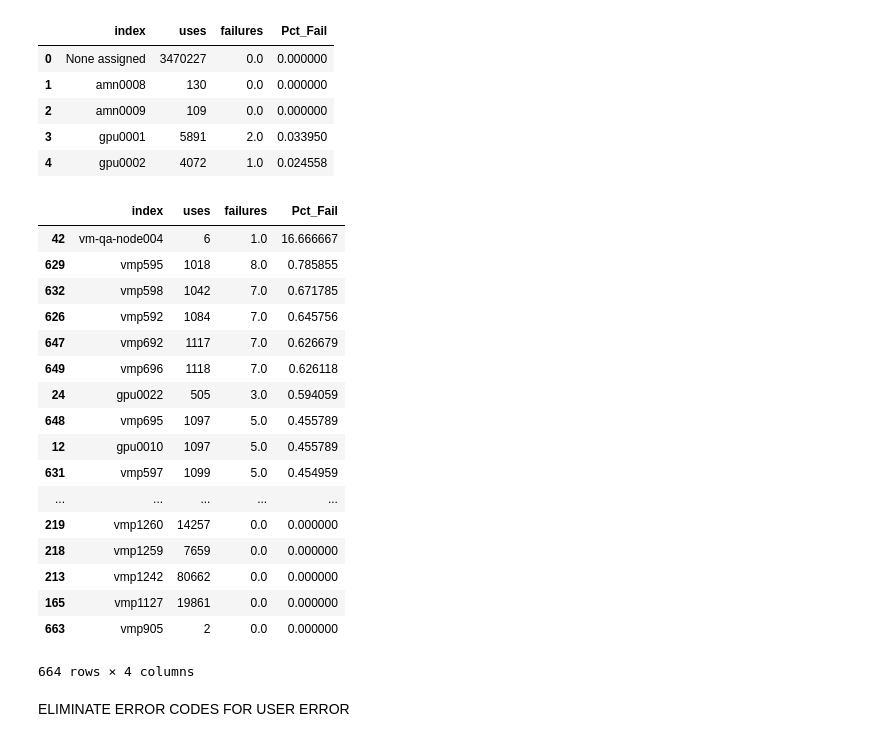
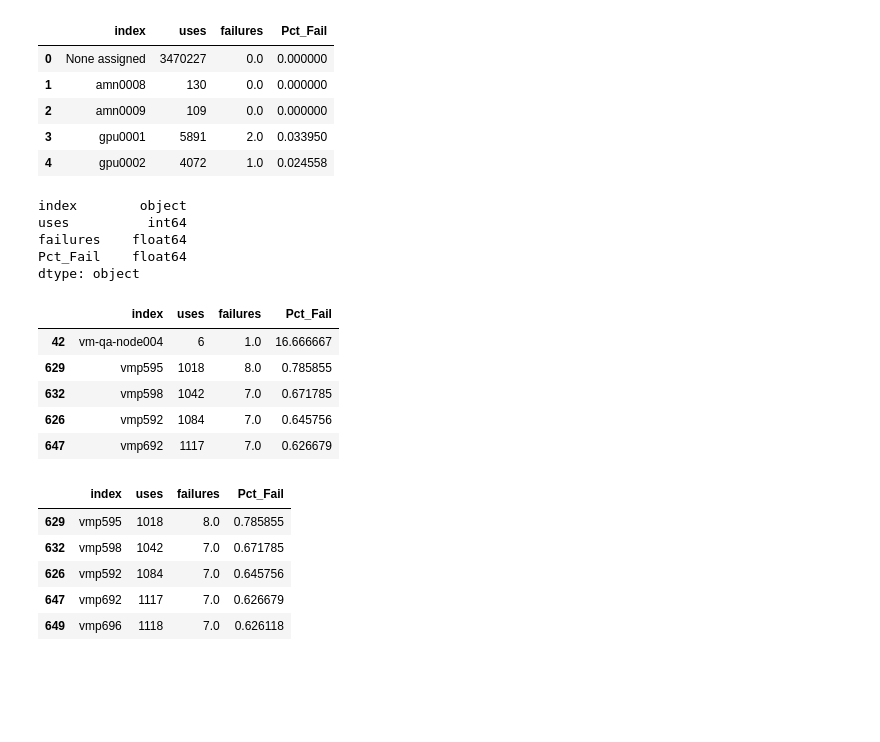
Before and after one commit to asidamo/Analysis-of-Job-Logs, a Jupyter notebook: Node_Failure.ipynb, the cells around one changed output. Cells and saved outputs as stored; diff of their text form; code cells hidden in the pictures; blank space fills up the shorter version.

```diff
--- a/Node_Failure.ipynb
+++ b/Node_Failure.ipynb
@@ -150,26 +152,32 @@ overall_df.head()
 | 2 | amn0009 | 109 | 0.0 | 0.000000 |
 | 3 | gpu0001 | 5891 | 2.0 | 0.033950 |
 | 4 | gpu0002 | 4072 | 1.0 | 0.024558 |
+# %%
+overall_df.dtypes
+# %% [output]
+index        object
+uses          int64
+failures    float64
+Pct_Fail    float64
+dtype: object
 # %%
-overall_df.sort_values("Pct_Fail", ascending = False)
+overall_df.sort_values("Pct_Fail", ascending = False, inplace = True)
+overall_df.head()
 # %% [output]
 |  | index | uses | failures | Pct_Fail |
 | 42 | vm-qa-node004 | 6 | 1.0 | 16.666667 |
 | 629 | vmp595 | 1018 | 8.0 | 0.785855 |
 | 632 | vmp598 | 1042 | 7.0 | 0.671785 |
 | 626 | vmp592 | 1084 | 7.0 | 0.645756 |
 | 647 | vmp692 | 1117 | 7.0 | 0.626679 |
-| 649 | vmp696 | 1118 | 7.0 | 0.626118 |
-| 24 | gpu0022 | 505 | 3.0 | 0.594059 |
-| 648 | vmp695 | 1097 | 5.0 | 0.455789 |
-| 12 | gpu0010 | 1097 | 5.0 | 0.455789 |
-| 631 | vmp597 | 1099 | 5.0 | 0.454959 |
-| ... | ... | ... | ... | ... |
-| 219 | vmp1260 | 14257 | 0.0 | 0.000000 |
-| 218 | vmp1259 | 7659 | 0.0 | 0.000000 |
-| 213 | vmp1242 | 80662 | 0.0 | 0.000000 |
-| 165 | vmp1127 | 19861 | 0.0 | 0.000000 |
-| 663 | vmp905 | 2 | 0.0 | 0.000000 |
-664 rows × 4 columns
-# %% [markdown]
-ELIMINATE ERROR CODES FOR USER ERROR
+# %%
+overall_full_subset = overall_df[overall_df['Pct_Fail']>0]
+overall_full_subset = overall_full_subset[overall_full_subset['Pct_Fail']<1]
+overall_full_subset.head()
+# %% [output]
+|  | index | uses | failures | Pct_Fail |
+| 629 | vmp595 | 1018 | 8.0 | 0.785855 |
+| 632 | vmp598 | 1042 | 7.0 | 0.671785 |
+| 626 | vmp592 | 1084 | 7.0 | 0.645756 |
+| 647 | vmp692 | 1117 | 7.0 | 0.626679 |
+| 649 | vmp696 | 1118 | 7.0 | 0.626118 |
```
Also changed, not shown: parts of 9 cells of this notebook.
